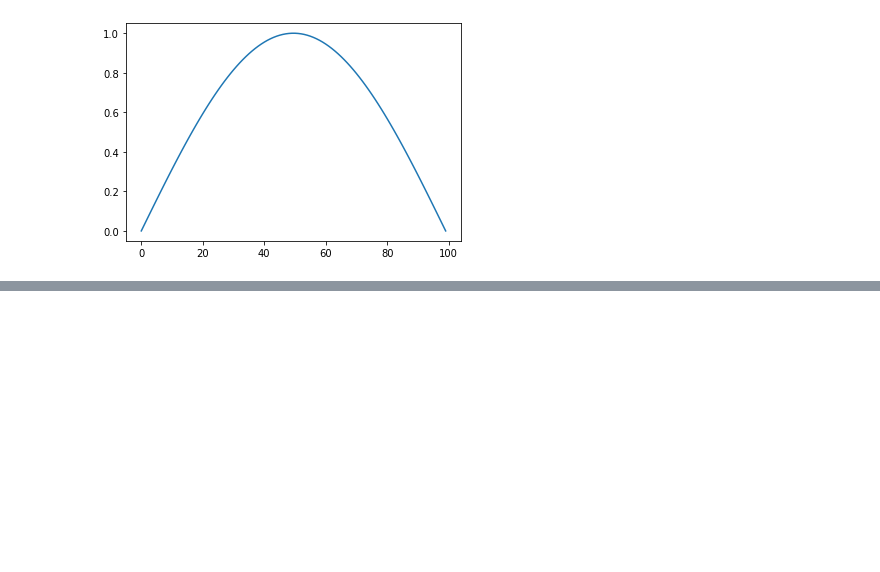
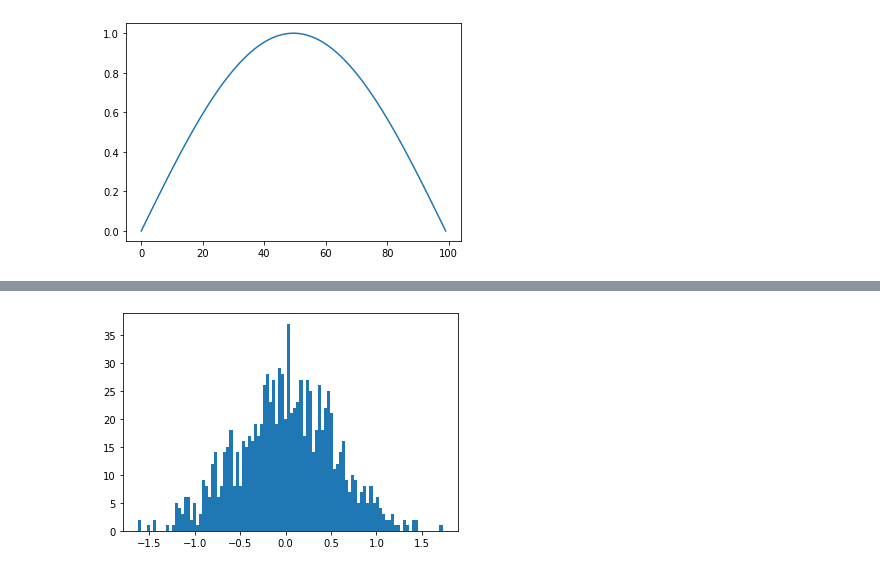
Before and after one commit to decoz/mlclass, a Jupyter notebook: 2_numpy_calc.ipynb, the cells around one changed output, grey strips where cells are left out. Saved outputs shown, nothing was run; the diff lists cells and outputs as text; code cells hidden in the pictures; blank space fills up the shorter version.

```diff
--- a/2_numpy_calc.ipynb
+++ b/2_numpy_calc.ipynb
@@ -456,0 +302,6 @@ plt.show()
+# %%
+# 히스토 그램으로 보기
+plt.hist( x, 100)
+plt.show()
+# %% [output]
+[figure, added]
```
Also changed, not shown: parts of 41 cells of this notebook.
